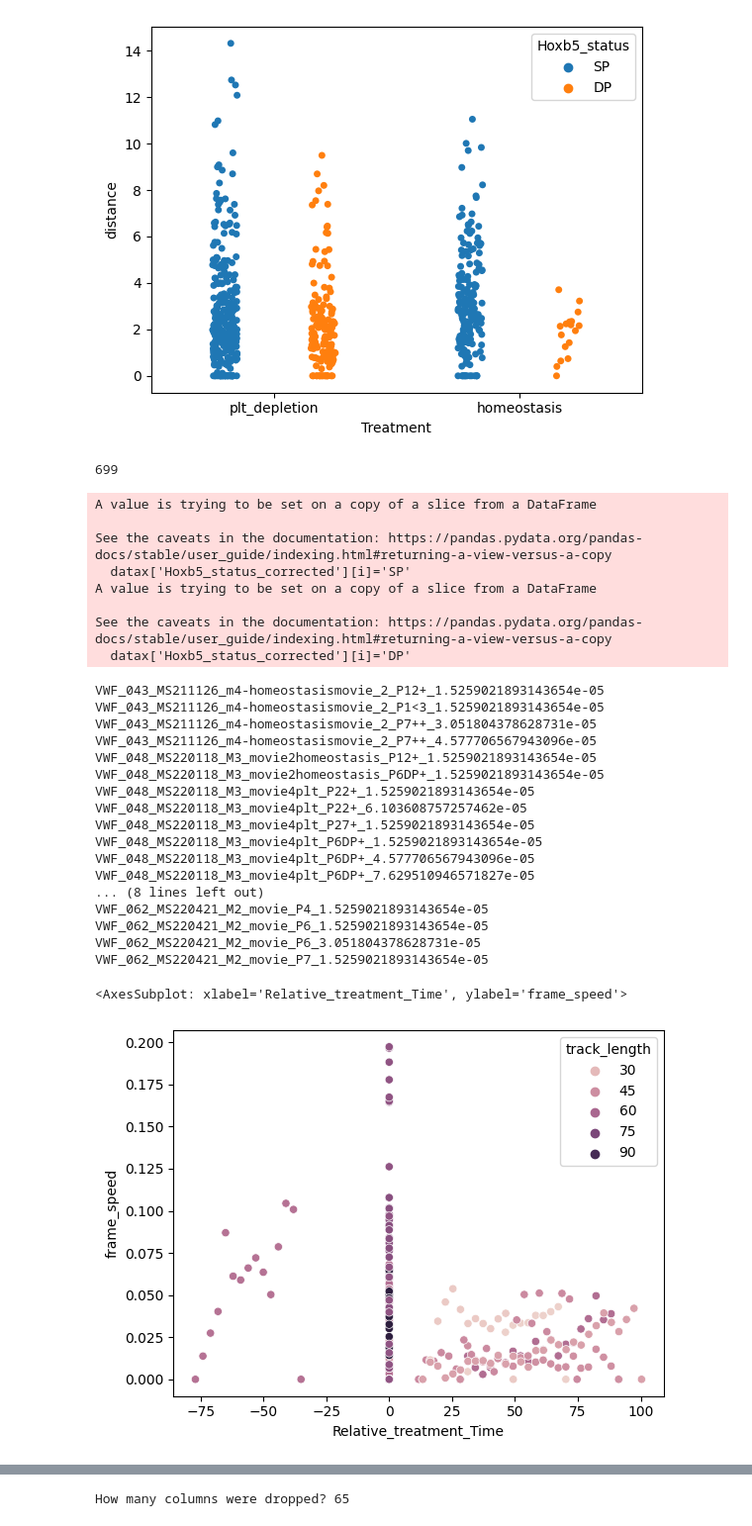
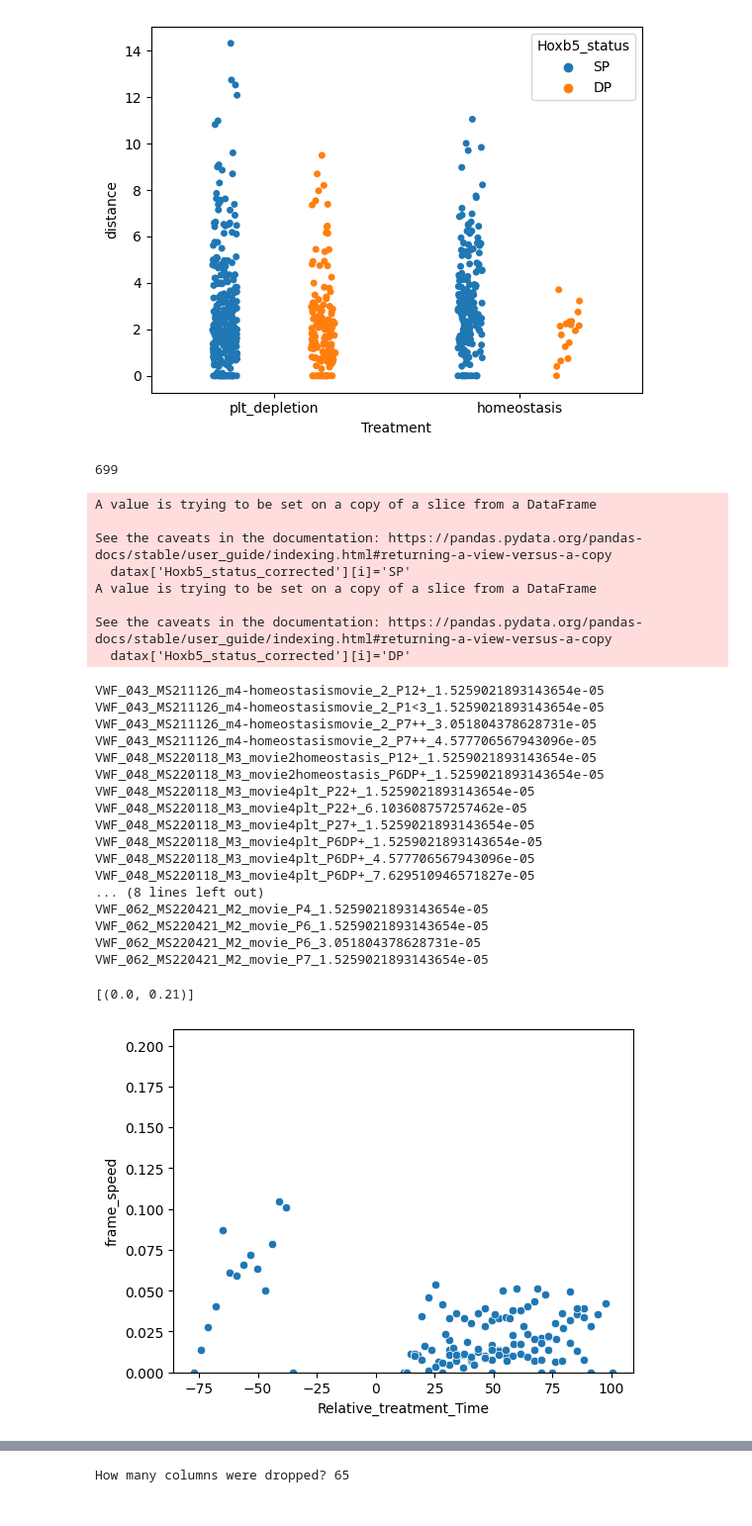
Before and after one commit to Mas515/Image_analysis, a Jupyter notebook: 3D_track_plot_CP.ipynb, the cells around one changed output, grey strips where cells are left out. Shown at 99% size. Cells and saved outputs as stored; diff of their text form; code cells hidden in the pictures.

```diff
--- a/3D_track_plot_CP.ipynb
+++ b/3D_track_plot_CP.ipynb
@@ -796,7 +1063,7 @@ dx.to_csv('/Users/secchim/Downloads/CellProfiler/movie_pipeline_test/qc.csv')
 # %%
 import statistics
 import seaborn as sns
-
+# sns.reset_defaults()
 
 print(len(data))
 #CONSIDERS CELLS TO BE DP IF LABELLED AS DP IN 3 FRAMES MINIMUM
@@ -858,35 +1125,68 @@ datab=pd.concat(df_list)
 
 # datax.to_csv('/Users/secchim/Downloads/CellProfiler/movie_pipeline_test/wrong.csv')
 
-##SEPARATING HOXB5+vwf-
-sns.scatterplot(x="Relative_treatment_Time", y="frame_speed",hue='track_length', data=datab[datab['Hoxb5_status_corrected']=='SP'])
+##SEPARATING HOXB5+vwf- AND HOXB5-vwf+ CELLS
+dx=datab[datab['Hoxb5_status_corrected']=='SP']
+
+##PLOTTING TREATED MICE
+# figure size in inches #THE SMALLER THE FIGURES ARE THE BIGGER THE TEXT
+fig, ax = plt.subplots(figsize=(6,4.5))
+dx=dx[dx['Relative_treatment_Time']!=0]
+g=sns.scatterplot(x="Relative_treatment_Time", y="frame_speed", data=dx)
+g.set(ylim=(0, 0.21))
+
+##PLOTTING HOMEOSTASIS OF TREATED MICE
+# dx=dx[dx['Relative_treatment_Time']<0]
+# g=sns.scatterplot(x="Relative_treatment_Time", y="frame_speed", data=dx)
+# g.set(ylim=(0, 0.21))
+
+# #PLOTTING HOMEOSTASIS OF UNTREATED MICE
+# fig, ax = plt.subplots(figsize=(3,4.5))
+# dx=dx[dx['Relative_treatment_Time']==0]
+# g=sns.violinplot(y="frame_speed", data=dx)
+# gg=sns.stripplot( y="frame_speed", data=dx, dodge=True, color='black', alpha=0.3)
+# # g.set(xlim=(-1, 1))
+# g.set(ylim=(0, 0.21))
+# # gg.set(xlim=(-1, 1))
+# gg.set(ylim=(0, 0.21))
+
+##PLOTING DEPLETION ONLY
+# dx=dx[dx['Treatment_corrected']=='Depletion']
+# g=sns.scatterplot(x="Relative_treatment_Time", y="frame_speed", data=dx)
+# g.set(ylim=(0, 0.21))
+
+
+# sns.scatterplot(x="Track_ID", y="frame_speed",hue='track_length', data=dx)
+# sns.scatterplot(x="Relative_treatment_Time", y="frame_speed",hue='track_length', data=dx)
+
+
 # sns.scatterplot(x="Relative_treatment_Time", y="frame_speed",hue='track_length', data=datab[datab['Hoxb5_status_corrected']=='DP'])
 # %% [output]
 699
 A value is trying to be set on a copy of a slice from a DataFrame
 
 See the caveats in the documentation: https://pandas.pydata.org/pandas-docs/stable/user_guide/indexing.html#returning-a-view-versus-a-copy
   datax['Hoxb5_status_corrected'][i]='SP'
 A value is trying to be set on a copy of a slice from a DataFrame
 
 See the caveats in the documentation: https://pandas.pydata.org/pandas-docs/stable/user_guide/indexing.html#returning-a-view-versus-a-copy
   datax['Hoxb5_status_corrected'][i]='DP'
 VWF_043_MS211126_m4-homeostasismovie_2_P12+_1.5259021893143654e-05
 VWF_043_MS211126_m4-homeostasismovie_2_P1<3_1.5259021893143654e-05
 VWF_043_MS211126_m4-homeostasismovie_2_P7++_3.051804378628731e-05
 VWF_043_MS211126_m4-homeostasismovie_2_P7++_4.577706567943096e-05
 VWF_048_MS220118_M3_movie2homeostasis_P12+_1.5259021893143654e-05
 VWF_048_MS220118_M3_movie2homeostasis_P6DP+_1.5259021893143654e-05
 VWF_048_MS220118_M3_movie4plt_P22+_1.5259021893143654e-05
 VWF_048_MS220118_M3_movie4plt_P22+_6.103608757257462e-05
 VWF_048_MS220118_M3_movie4plt_P27+_1.5259021893143654e-05
 VWF_048_MS220118_M3_movie4plt_P6DP+_1.5259021893143654e-05
 VWF_048_MS220118_M3_movie4plt_P6DP+_4.577706567943096e-05
 VWF_048_MS220118_M3_movie4plt_P6DP+_7.629510946571827e-05
 ... (8 lines left out)
 VWF_062_MS220421_M2_movie_P4_1.5259021893143654e-05
 VWF_062_MS220421_M2_movie_P6_1.5259021893143654e-05
 VWF_062_MS220421_M2_movie_P6_3.051804378628731e-05
 VWF_062_MS220421_M2_movie_P7_1.5259021893143654e-05
-<AxesSubplot: xlabel='Relative_treatment_Time', ylabel='frame_speed'>
+[(0.0, 0.21)]
-[figure, old version]
+[figure, new version]
```
Also changed, not shown: parts of 22 cells of this notebook, 10 other files.
